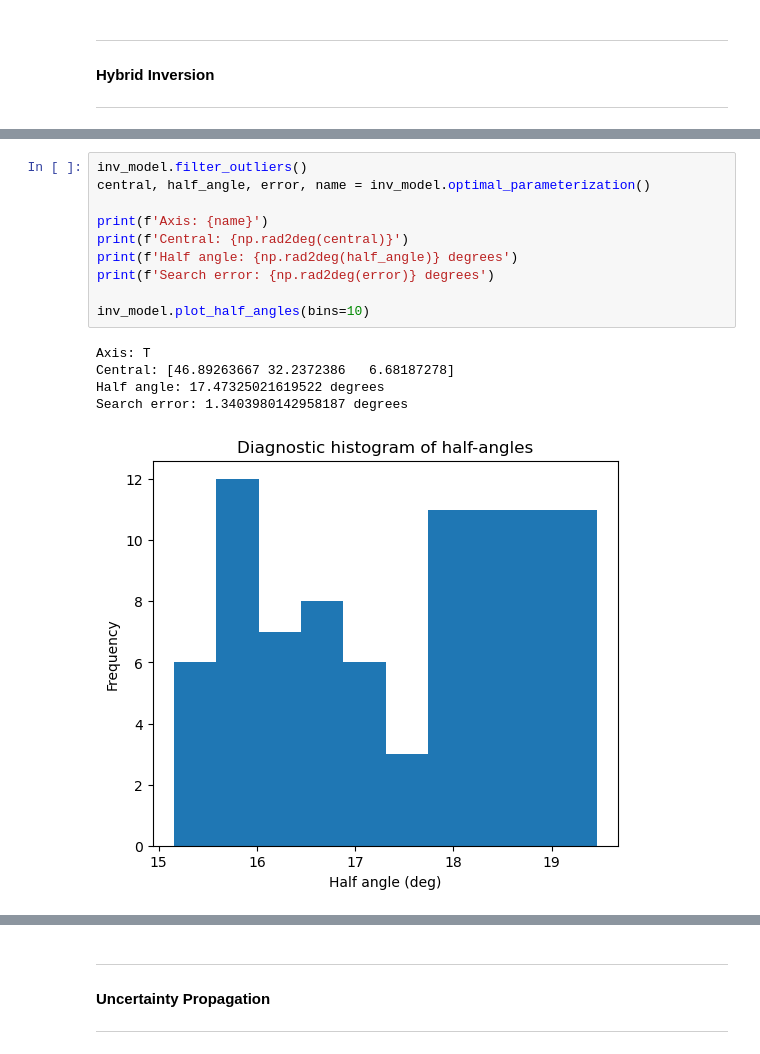
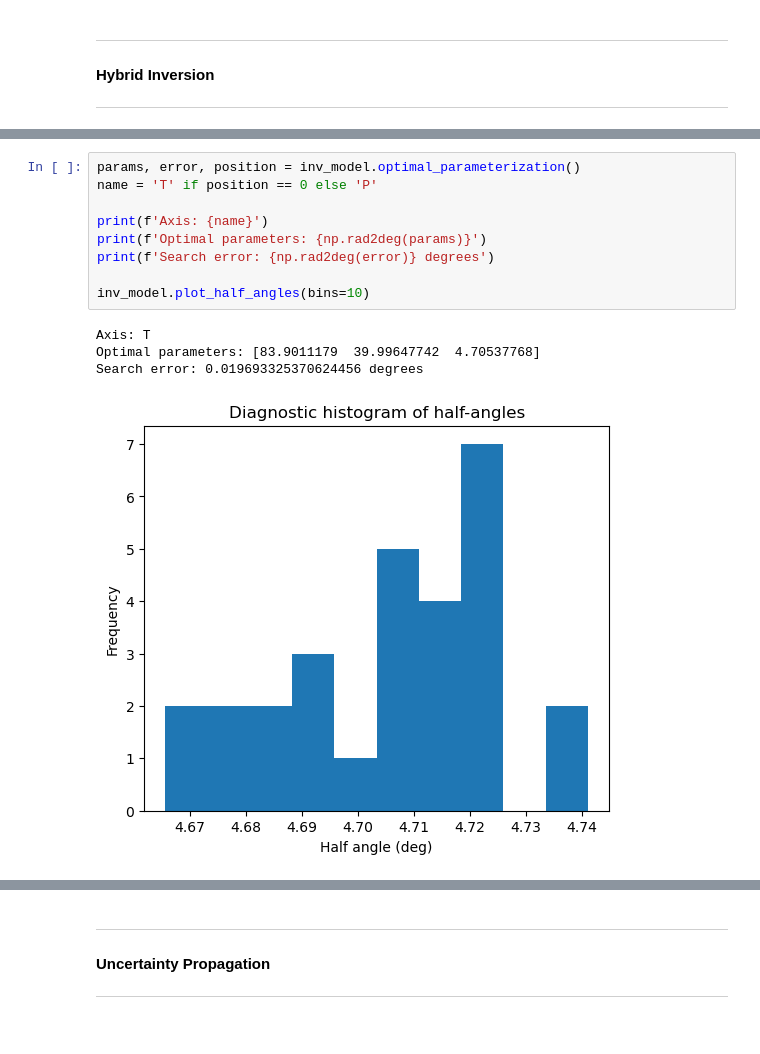
Before and after one commit to victoragaba/SURG-Mars, a Jupyter notebook: src/testing.ipynb, the cells around one changed output, grey strips where cells are left out. Cells and saved outputs as stored; diff of their text form.

```diff
--- a/src/testing.ipynb
+++ b/src/testing.ipynb
@@ -104,19 +95,17 @@ Convergence rate: 91%
 # %%
-inv_model.filter_outliers()
-central, half_angle, error, name = inv_model.optimal_parameterization()
+params, error, position = inv_model.optimal_parameterization()
+name = 'T' if position == 0 else 'P'
 
 print(f'Axis: {name}')
-print(f'Central: {np.rad2deg(central)}')
-print(f'Half angle: {np.rad2deg(half_angle)} degrees')
+print(f'Optimal parameters: {np.rad2deg(params)}')
 print(f'Search error: {np.rad2deg(error)} degrees')
 
 inv_model.plot_half_angles(bins=10)
 # %% [output]
 Axis: T
-Central: [46.89263667 32.2372386   6.68187278]
-Half angle: 17.47325021619522 degrees
-Search error: 1.3403980142958187 degrees
+Optimal parameters: [83.9011179  39.99647742  4.70537768]
+Search error: 0.019693325370624456 degrees
-[figure, old version]
+[figure, new version]
 # %%
 # amplitude plot
 inv_model.plot_amplitudes(azim=45, elev=20, s=25, alpha=0.5, iterates=True)
```
Also changed, not shown: parts of 13 cells of this notebook, 14 other files.
